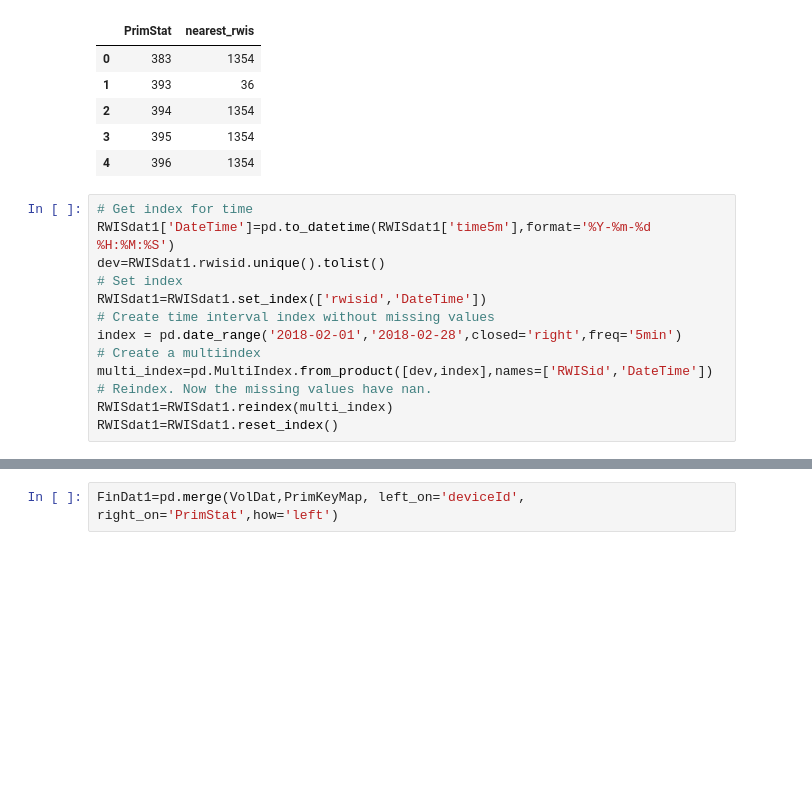
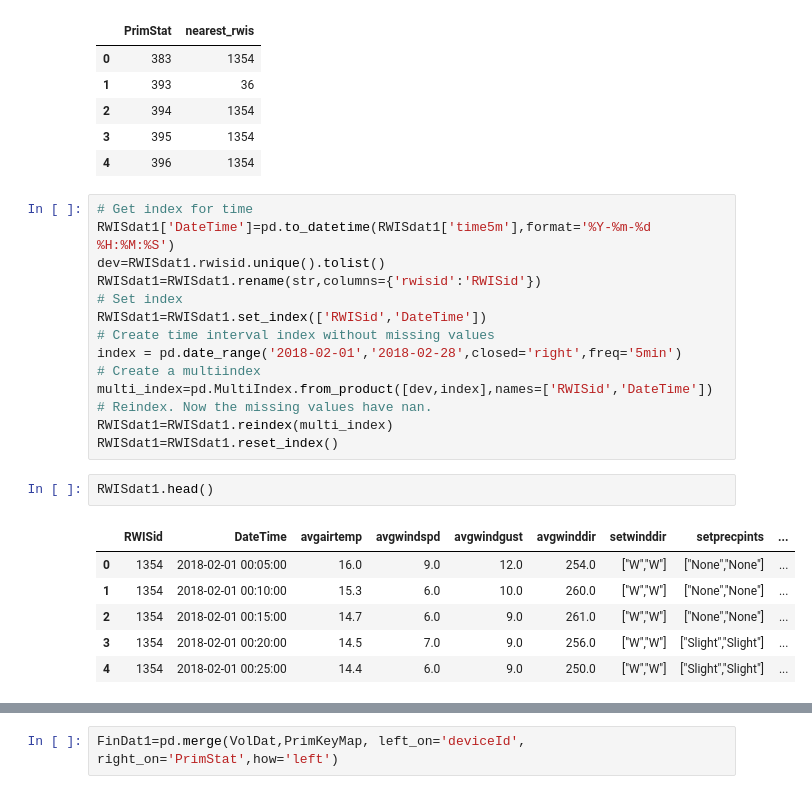
Before and after one commit to Apoorb/Hive-SDC, a Jupyter notebook: MergeVolSpd_with_RWIS_dat.ipynb, the cells around one changed output, grey strips where cells are left out. Drawn from its saved outputs; the diff is of its cells as text; blank space fills up the shorter version.

```diff
--- a/MergeVolSpd_with_RWIS_dat.ipynb
+++ b/MergeVolSpd_with_RWIS_dat.ipynb
@@ -93,8 +93,9 @@ PrimKeyMap.head()
 # Get index for time
 RWISdat1['DateTime']=pd.to_datetime(RWISdat1['time5m'],format='%Y-%m-%d %H:%M:%S')
 dev=RWISdat1.rwisid.unique().tolist()
+RWISdat1=RWISdat1.rename(str,columns={'rwisid':'RWISid'})
 # Set index
-RWISdat1=RWISdat1.set_index(['rwisid','DateTime'])
+RWISdat1=RWISdat1.set_index(['RWISid','DateTime'])
 # Create time interval index without missing values
 index = pd.date_range('2018-02-01','2018-02-28',closed='right',freq='5min')
 # Create a multiindex
@@ -102,6 +103,15 @@ multi_index=pd.MultiIndex.from_product([dev,index],names=['RWISid','DateTime'])
 # Reindex. Now the missing values have nan.
 RWISdat1=RWISdat1.reindex(multi_index)
 RWISdat1=RWISdat1.reset_index()
+# %%
+RWISdat1.head()
+# %% [output]
+|  | RWISid | DateTime | avgairtemp | avgwindspd | avgwindgust | avgwinddir | setwinddir | setprecpints | ... |
+| 0 | 1354 | 2018-02-01 00:05:00 | 16.0 | 9.0 | 12.0 | 254.0 | ["W","W"] | ["None","None"] | ... |
+| 1 | 1354 | 2018-02-01 00:10:00 | 15.3 | 6.0 | 10.0 | 260.0 | ["W","W"] | ["None","None"] | ... |
+| 2 | 1354 | 2018-02-01 00:15:00 | 14.7 | 6.0 | 9.0 | 261.0 | ["W","W"] | ["None","None"] | ... |
+| 3 | 1354 | 2018-02-01 00:20:00 | 14.5 | 7.0 | 9.0 | 256.0 | ["W","W"] | ["Slight","Slight"] | ... |
+| 4 | 1354 | 2018-02-01 00:25:00 | 14.4 | 6.0 | 9.0 | 250.0 | ["W","W"] | ["Slight","Slight"] | ... |
 # %%
 VolDat['time5m']=VolDat['DateTime'].astype(str)
 RWISdat1['time5m']=RWISdat1['DateTime'].astype(str)
```
Also changed, not shown: parts of 12 cells of this notebook, 4 other files.
